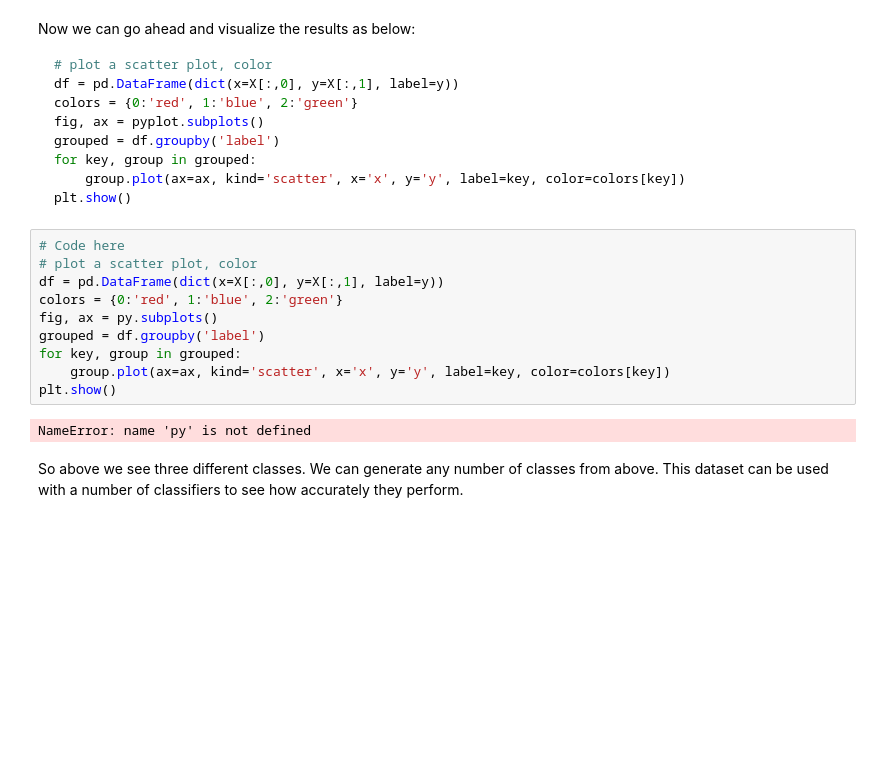
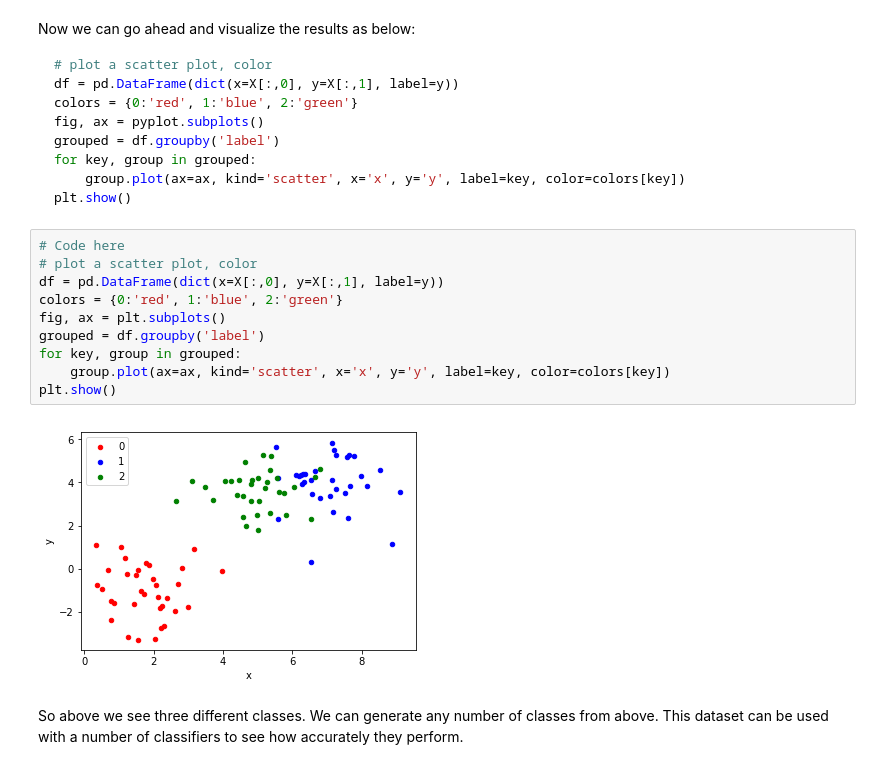
Before and after one commit to matthewsparr/dsc-2-23-05-data-generation-process-code-along-online-ds-sp-000, a Jupyter notebook: index.ipynb, the cells around one changed output. Drawn from its saved outputs; the diff is of its cells as text; blank space fills up the shorter version.

```diff
--- a/index.ipynb
+++ b/index.ipynb
@@ -58,15 +58,15 @@ plt.show()
 # %%
 # Code here
 # plot a scatter plot, color
 df = pd.DataFrame(dict(x=X[:,0], y=X[:,1], label=y))
 colors = {0:'red', 1:'blue', 2:'green'}
-fig, ax = py.subplots()
+fig, ax = plt.subplots()
 grouped = df.groupby('label')
 for key, group in grouped:
     group.plot(ax=ax, kind='scatter', x='x', y='y', label=key, color=colors[key])
 plt.show()
 # %% [output]
-NameError: name 'py' is not defined
+[figure, added]
 # %% [markdown]
 So above we see three different classes. We can generate any number of classes from above. This dataset can be used with a number of classifiers to see how accurately they perform.
 # %% [markdown]
```
